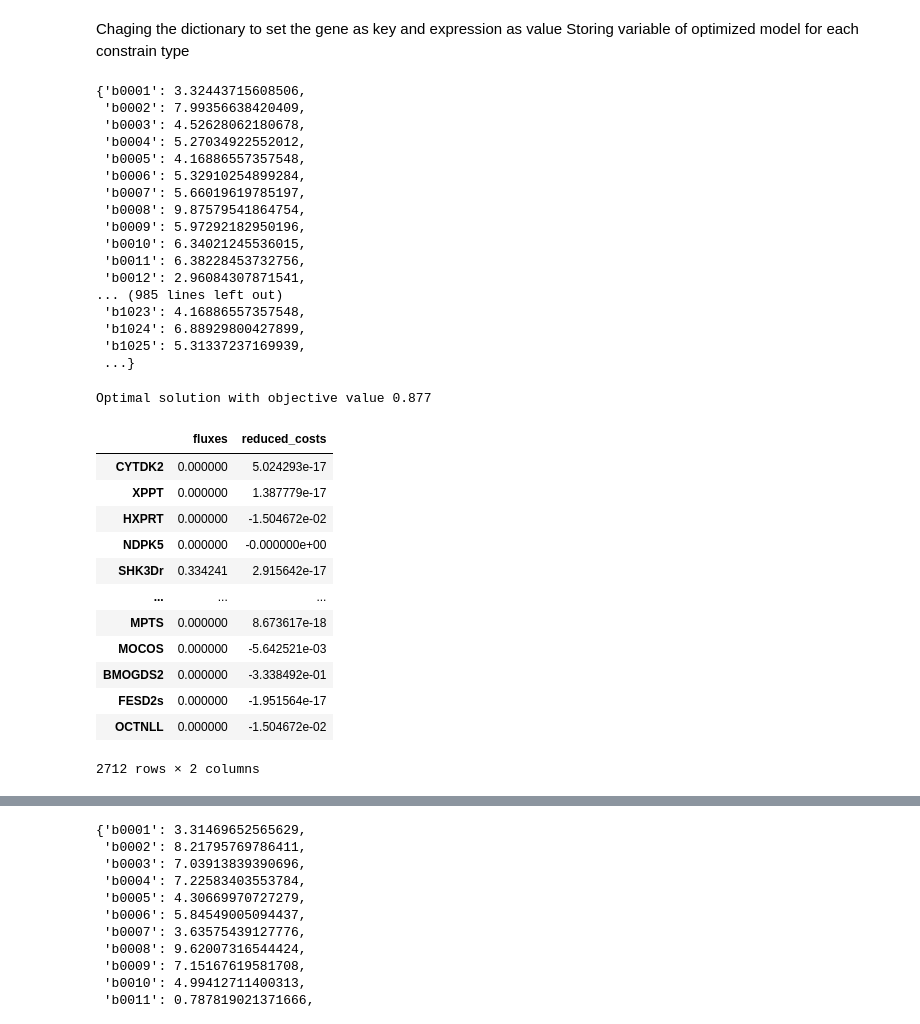
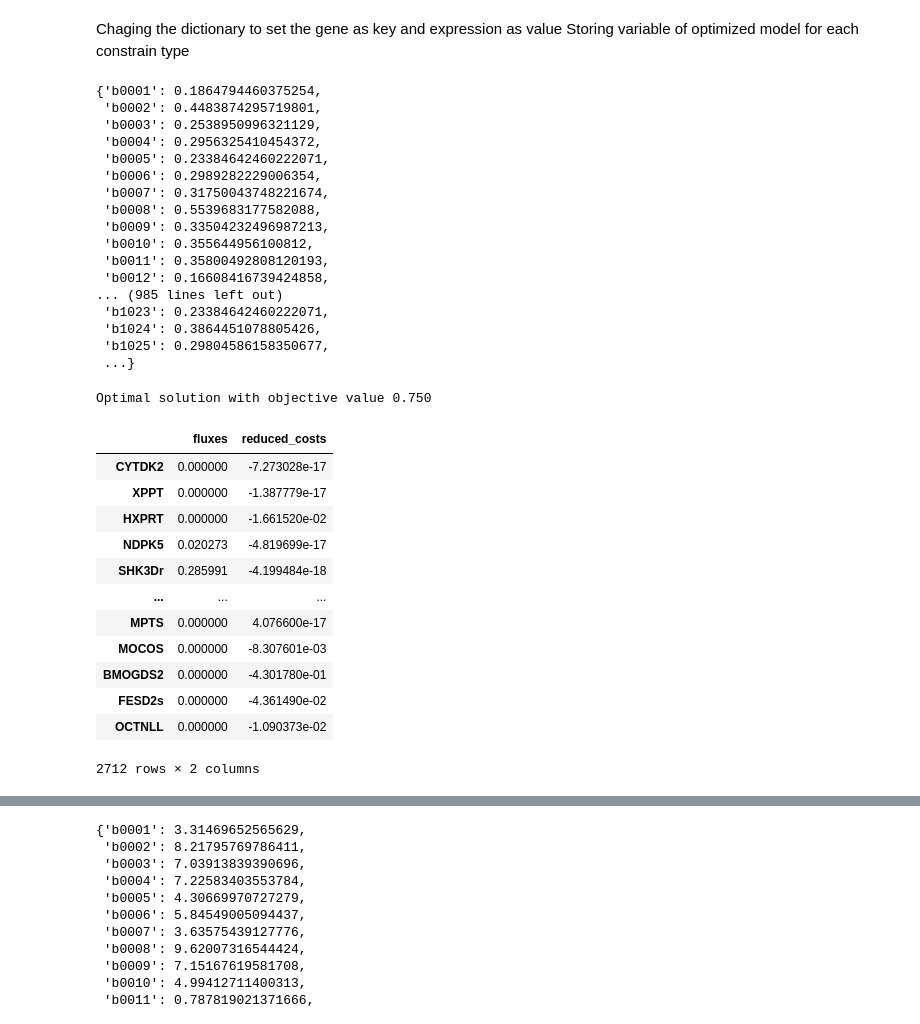
Before and after one commit to LynnBekai/Internship-code, a Jupyter notebook: Fluxes analysis.ipynb, the cells around one changed output, grey strips where cells are left out. Saved outputs shown, nothing was run; the diff lists cells and outputs as text; code cells hidden in the pictures.

```diff
--- a/Fluxes analysis.ipynb
+++ b/Fluxes analysis.ipynb
@@ -112,24 +112,26 @@ def dict_maker(normalized_counts):
     """
 
     #puts table in dataframe
+    normalized_counts.iloc[:,1] = normalized_counts.iloc[:,1]/max(normalized_counts.iloc[:,1])
     df = pd.DataFrame(normalized_counts)
     #transpose the data frame to be able to concat later
     df1 = df.T
     df1.columns = df1.iloc[0]
     df1 = df1.tail(-1)
+#     df1[2]= df1[2]/max(df1[2])
     #changing the data frame to dictionary
     normalized_dict= df1.to_dict("list")
     return normalized_dict
 # %% [markdown]
 Applying the function to all the tables we have
 # %%
-normalized_table_W = pd.read_csv("/home/lynn/Desktop/internship/modelling/test/normalized_counts_W.csv")
+normalized_table_W = pd.read_csv("/home/lynn/Desktop/internship/modelling/test/Internship_code/normalized_counts_W.csv")
 normalized_dict_W = dict_maker(normalized_table_W)
-normalized_table_Ec = pd.read_csv("/home/lynn/Desktop/internship/modelling/test/normalized_counts_Ec.csv")
+normalized_table_Ec = pd.read_csv("/home/lynn/Desktop/internship/modelling/test/Internship_code/normalized_counts_Ec.csv")
 normalized_dict_Ec = dict_maker(normalized_table_Ec)
-normalized_table_E = pd.read_csv("/home/lynn/Desktop/internship/modelling/test/normalized_counts_E.csv")
+normalized_table_E = pd.read_csv("/home/lynn/Desktop/internship/modelling/test/Internship_code/normalized_counts_E.csv")
 normalized_dict_E = dict_maker(normalized_table_E)
-normalized_table_E_C1 = pd.read_csv("/home/lynn/Desktop/internship/modelling/test/normalized_counts_E_C1.csv")
+normalized_table_E_C1 = pd.read_csv("/home/lynn/Desktop/internship/modelling/test/Internship_code/normalized_counts_E_C1.csv")
 normalized_dict_E_C1 = dict_maker(normalized_table_E_C1)
-normalized_table_E_C2 = pd.read_csv("/home/lynn/Desktop/internship/modelling/test/normalized_counts_E_C2.csv")
+normalized_table_E_C2 = pd.read_csv("/home/lynn/Desktop/internship/modelling/test/Internship_code/normalized_counts_E_C2.csv")
 normalized_dict_E_C2 = dict_maker(normalized_table_E_C2)
@@ -142,39 +160,39 @@ for i in normalized_dict_W:
 # %%
 normalized_dict_W
 # %% [output]
-{'b0001': 3.32443715608506,
- 'b0002': 7.99356638420409,
- 'b0003': 4.52628062180678,
- 'b0004': 5.27034922552012,
- 'b0005': 4.16886557357548,
- 'b0006': 5.32910254899284,
- 'b0007': 5.66019619785197,
- 'b0008': 9.87579541864754,
- 'b0009': 5.97292182950196,
- 'b0010': 6.34021245536015,
- 'b0011': 6.38228453732756,
- 'b0012': 2.96084307871541,
+{'b0001': 0.1864794460375254,
+ 'b0002': 0.4483874295719801,
+ 'b0003': 0.2538950996321129,
+ 'b0004': 0.2956325410454372,
+ 'b0005': 0.23384642460222071,
+ 'b0006': 0.2989282229006354,
+ 'b0007': 0.31750043748221674,
+ 'b0008': 0.5539683177582088,
+ 'b0009': 0.33504232496987213,
+ 'b0010': 0.355644956100812,
+ 'b0011': 0.35800492808120193,
+ 'b0012': 0.16608416739424858,
 ... (985 lines left out)
- 'b1023': 4.16886557357548,
- 'b1024': 6.88929800427899,
- 'b1025': 5.31337237169939,
+ 'b1023': 0.23384642460222071,
+ 'b1024': 0.3864451078805426,
+ 'b1025': 0.29804586158350677,
  ...}
 # %%
-W = Eflux(model1, normalized_dict_W, 10)
+W = Eflux(model1, normalized_dict_W, 100)
 model.optimal_W = model1.optimize()
 model.optimal_W
 # %% [output]
-Optimal solution with objective value 0.877
+Optimal solution with objective value 0.750
 |  | fluxes | reduced_costs |
-| CYTDK2 | 0.000000 | 5.024293e-17 |
-| XPPT | 0.000000 | 1.387779e-17 |
-| HXPRT | 0.000000 | -1.504672e-02 |
-| NDPK5 | 0.000000 | -0.000000e+00 |
-| SHK3Dr | 0.334241 | 2.915642e-17 |
+| CYTDK2 | 0.000000 | -7.273028e-17 |
+| XPPT | 0.000000 | -1.387779e-17 |
+| HXPRT | 0.000000 | -1.661520e-02 |
+| NDPK5 | 0.020273 | -4.819699e-17 |
+| SHK3Dr | 0.285991 | -4.199484e-18 |
 | ... | ... | ... |
-| MPTS | 0.000000 | 8.673617e-18 |
-| MOCOS | 0.000000 | -5.642521e-03 |
-| BMOGDS2 | 0.000000 | -3.338492e-01 |
-| FESD2s | 0.000000 | -1.951564e-17 |
-| OCTNLL | 0.000000 | -1.504672e-02 |
+| MPTS | 0.000000 | 4.076600e-17 |
+| MOCOS | 0.000000 | -8.307601e-03 |
+| BMOGDS2 | 0.000000 | -4.301780e-01 |
+| FESD2s | 0.000000 | -4.361490e-02 |
+| OCTNLL | 0.000000 | -1.090373e-02 |
 2712 rows × 2 columns
```
Also changed, not shown: parts of 22 cells of this notebook.
